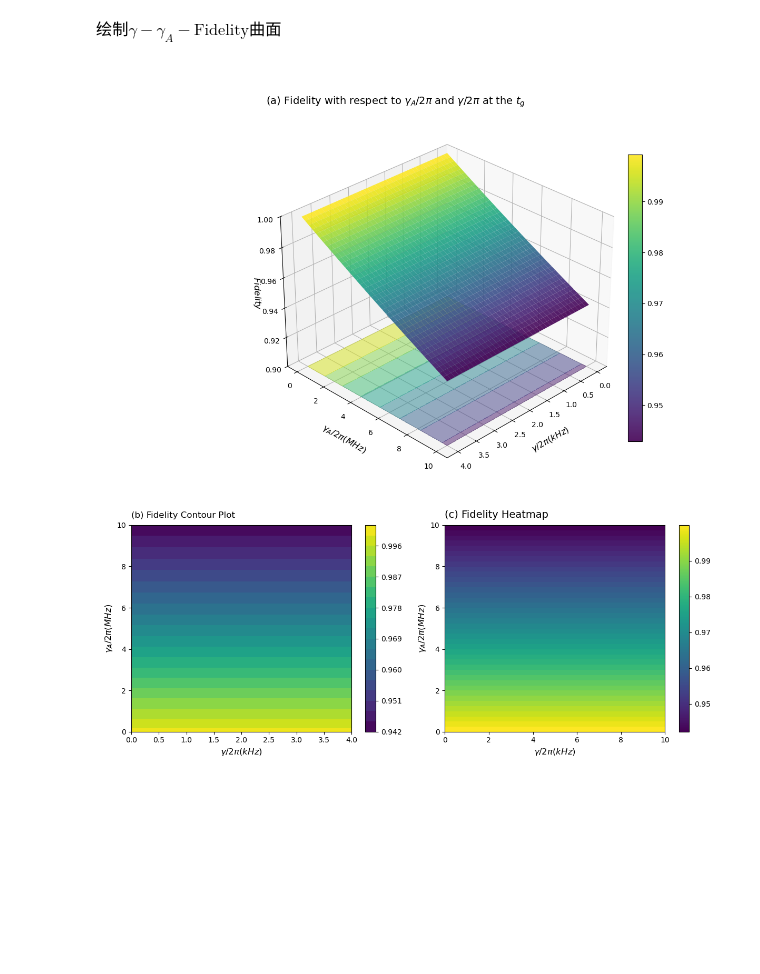
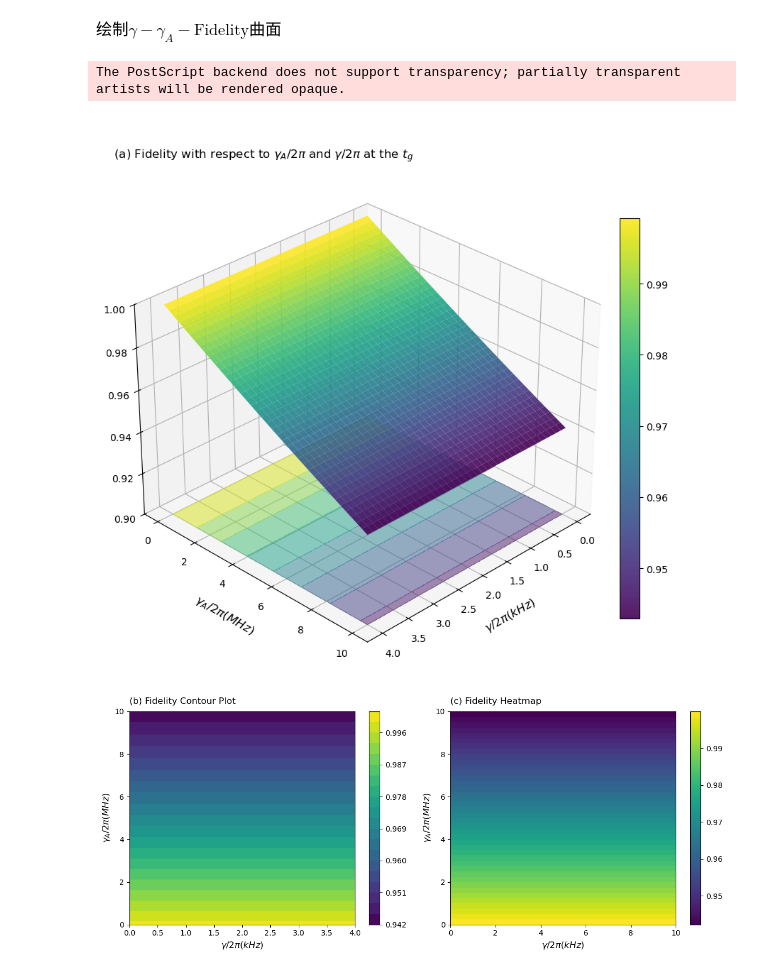
Before and after one commit to Leonardo-Liszt/My_Quantum_Projects, a Jupyter notebook: codes/Fidelity_test.ipynb, the cells around one changed output. Cells and saved outputs as stored; diff of their text form; code cells hidden in the pictures; blank space fills up the shorter version.

```diff
--- a/codes/Fidelity_test.ipynb
+++ b/codes/Fidelity_test.ipynb
@@ -435,8 +436,8 @@ ax_3d.view_init(elev=30, azim=45)  # 调整视角，elev=仰角，azim=方位角
 # 设置标签
 ax_3d.set_xlabel('$\gamma/2\pi (kHz)$', fontsize=12, labelpad=10)
 ax_3d.set_ylabel('$\gamma_A/2\pi (MHz)$', fontsize=12, labelpad=10)
-ax_3d.set_zlabel('$Fidelity$', fontsize=12, labelpad=0.4)
-ax_3d.set_title('\n\n (a) Fidelity with respect to $\gamma_A/2\pi$ and $\gamma/2\pi$ at the $t_g$', fontsize=14, loc='left',pad=20)
+ax_3d.set_zlabel('$Fidelity$', fontsize=12, labelpad=10)
+ax_3d.set_title('\n\n (a) Fidelity with respect to $\gamma_A/2\pi$ and $\gamma/2\pi$ at the $t_g$', fontsize=12, loc='left',pad=10)
 
 # 添加颜色条
 cbar = fig_3d.colorbar(surf, ax=ax_3d, shrink=0.8, aspect=20,pad=0.01)
@@ -455,6 +456,8 @@ ax_3d.contourf(GAMMA, GAMMA_A, F_3d, zdir='z', offset=0.90, cmap='viridis', alph
 
 
 plt.tight_layout()
+plt.savefig('D:\\虚拟c盘\\Papers\\毕业\\2.eps')
+plt.savefig('D:\\虚拟c盘\\Papers\\毕业\\2.pdf')
 plt.show()
 
 # ============================================================
@@ -480,36 +483,39 @@ ax_2d[0].set_title('(b) Fidelity Contour Plot',fontsize=12,loc='left',pad=10)
 fig_2d.colorbar(contour, ax=ax_2d[0])
 
 # 右图：热图
 im = ax_2d[1].imshow(F_3d, extent=[0, 10, 0, 10], origin='lower', aspect='auto', cmap='viridis')
 ax_2d[1].set_xlabel('$\gamma/2\pi (kHz)$',fontsize=12)
 ax_2d[1].set_ylabel('$\gamma_A/2\pi (MHz)$',fontsize=12)
 
-ax_2d[1].set_title('(c) Fidelity Heatmap',fontsize=14,loc='left',pad=10)
+ax_2d[1].set_title('(c) Fidelity Heatmap',fontsize=12,loc='left',pad=10)
 fig_2d.colorbar(im, ax=ax_2d[1])
 
 plt.tight_layout()
+plt.savefig('D:\\虚拟c盘\\Papers\\毕业\\3.eps')
+plt.savefig('D:\\虚拟c盘\\Papers\\毕业\\3.pdf')
 plt.show()
 # %% [output]
 $gamma/2\pi$=0.0 kHz, $gamma_A/2\pi$=0.0 MHz, F=1.0000
 $gamma/2\pi$=0.0 kHz, $gamma_A/2\pi$=1.6 MHz, F=1.0000
 $gamma/2\pi$=0.0 kHz, $gamma_A/2\pi$=3.2 MHz, F=1.0000
 $gamma/2\pi$=0.0 kHz, $gamma_A/2\pi$=4.8 MHz, F=1.0000
 $gamma/2\pi$=0.0 kHz, $gamma_A/2\pi$=6.4 MHz, F=1.0000
 $gamma/2\pi$=0.0 kHz, $gamma_A/2\pi$=8.1 MHz, F=1.0000
 $gamma/2\pi$=0.0 kHz, $gamma_A/2\pi$=9.7 MHz, F=1.0000
 $gamma/2\pi$=0.0 kHz, $gamma_A/2\pi$=11.3 MHz, F=1.0000
 $gamma/2\pi$=0.0 kHz, $gamma_A/2\pi$=12.9 MHz, F=1.0000
 $gamma/2\pi$=0.0 kHz, $gamma_A/2\pi$=14.5 MHz, F=1.0000
 $gamma/2\pi$=0.0 kHz, $gamma_A/2\pi$=16.1 MHz, F=1.0000
 $gamma/2\pi$=0.0 kHz, $gamma_A/2\pi$=17.7 MHz, F=1.0000
 ... (1584 lines left out)
 $gamma/2\pi$=0.0 kHz, $gamma_A/2\pi$=58.0 MHz, F=0.9422
 $gamma/2\pi$=0.0 kHz, $gamma_A/2\pi$=59.6 MHz, F=0.9422
 $gamma/2\pi$=0.0 kHz, $gamma_A/2\pi$=61.2 MHz, F=0.9422
 $gamma/2\pi$=0.0 kHz, $gamma_A/2\pi$=62.8 MHz, F=0.9422
 $\displaystyle \text{绘制} \gamma-\gamma_A-\text{Fidelity曲面}$
+The PostScript backend does not support transparency; partially transparent artists will be rendered opaque.
-[figure, old version]
+[figure, new version]
-[figure, old version]
+[figure, new version]
 # %%
 # ========================================================================================================================================================================================
 from numpy import meshgrid
```
Also changed, not shown: parts of 5 cells of this notebook, 1 other file.
